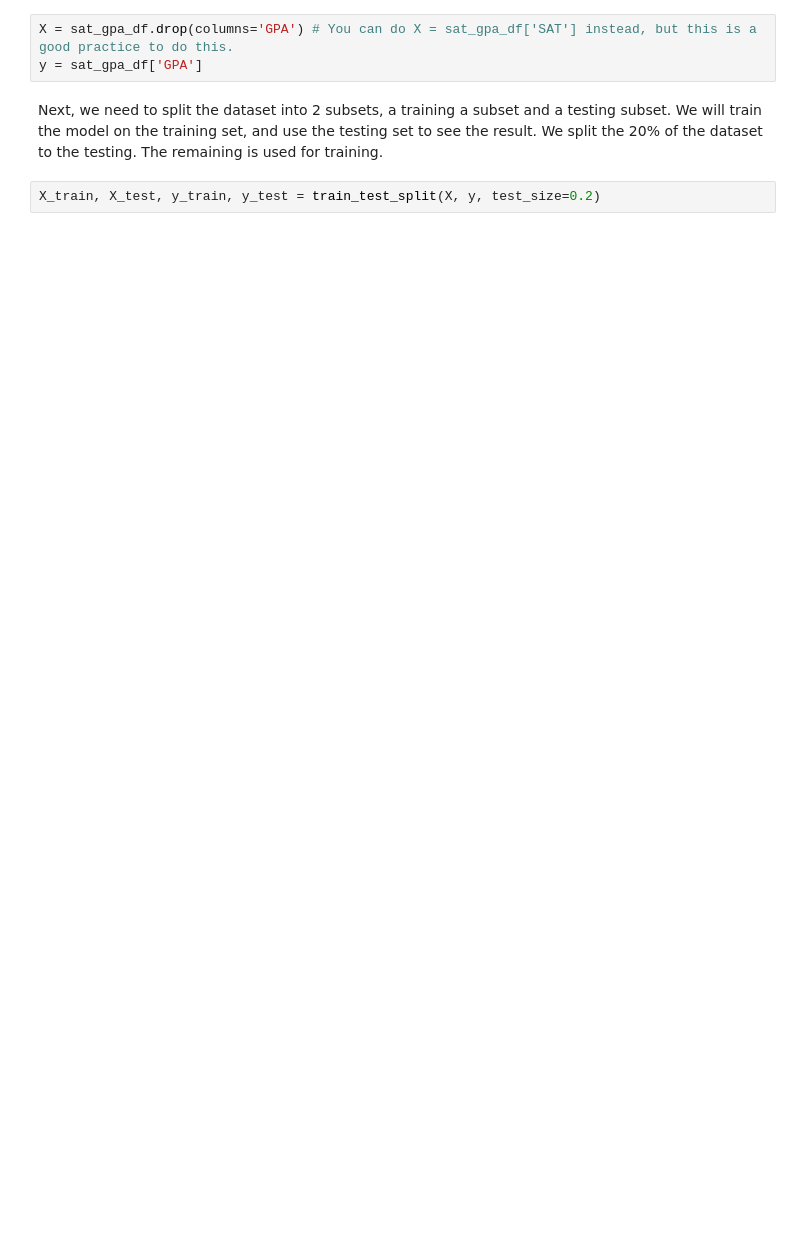
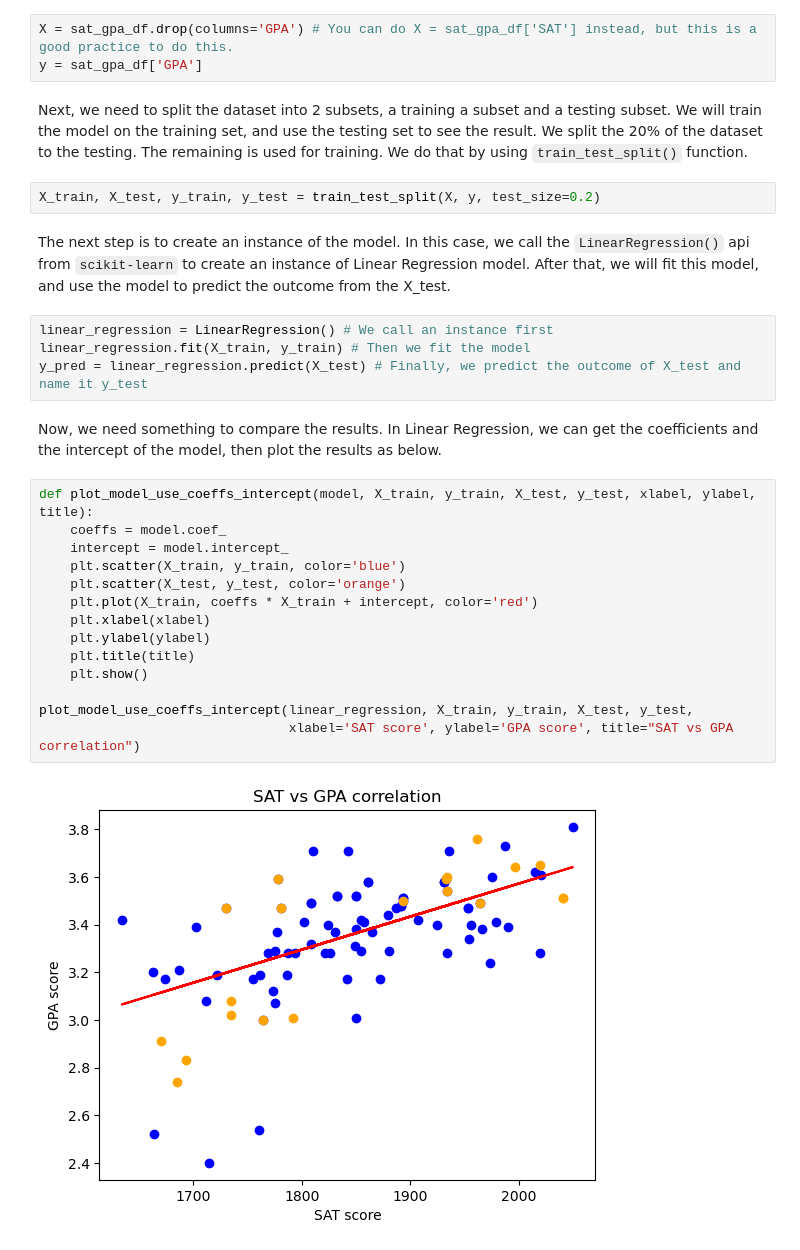
Before and after one commit to NgocDuy3112/data-science-notebooks, a Jupyter notebook: machine-learning/01-linear-models/notebooks/011-linear.regression.ipynb, the cells around one changed output. Drawn from its saved outputs; the diff is of its cells as text; blank space fills up the shorter version.

Commit message:
Commitid 150324 complete the first example

```diff
--- a/machine-learning/01-linear-models/notebooks/011-linear.regression.ipynb
+++ b/machine-learning/01-linear-models/notebooks/011-linear.regression.ipynb
@@ -78,6 +87,30 @@ First, we need to define which is the regressor variable $\textbf{X}$ and which
 X = sat_gpa_df.drop(columns='GPA') # You can do X = sat_gpa_df['SAT'] instead, but this is a good practice to do this.
 y = sat_gpa_df['GPA']
 # %% [markdown]
-Next, we need to split the dataset into 2 subsets, a training a subset and a testing subset. We will train the model on the training set, and use the testing set to see the result. We split the 20% of the dataset to the testing. The remaining is used for training.
+Next, we need to split the dataset into 2 subsets, a training a subset and a testing subset. We will train the model on the training set, and use the testing set to see the result. We split the 20% of the dataset to the testing. The remaining is used for training. We do that by using `train_test_split()` function.
 # %%
 X_train, X_test, y_train, y_test = train_test_split(X, y, test_size=0.2)
+# %% [markdown]
+The next step is to create an instance of the model. In this case, we call the `LinearRegression()` api from `scikit-learn` to create an instance of Linear Regression model. After that, we will fit this model, and use the model to predict the outcome from the X_test.
+# %%
+linear_regression = LinearRegression() # We call an instance first
+linear_regression.fit(X_train, y_train) # Then we fit the model
+y_pred = linear_regression.predict(X_test) # Finally, we predict the outcome of X_test and name it y_test
+# %% [markdown]
+Now, we need something to compare the results. In Linear Regression, we can get the coefficients and the intercept of the model, then plot the results as below.
+# %%
+def plot_model_use_coeffs_intercept(model, X_train, y_train, X_test, y_test, xlabel, ylabel, title):
+    coeffs = model.coef_
+    intercept = model.intercept_
+    plt.scatter(X_train, y_train, color='blue')
+    plt.scatter(X_test, y_test, color='orange')
+    plt.plot(X_train, coeffs * X_train + intercept, color='red')
+    plt.xlabel(xlabel)
+    plt.ylabel(ylabel)
+    plt.title(title)
+    plt.show()
+
+plot_model_use_coeffs_intercept(linear_regression, X_train, y_train, X_test, y_test,
+                                xlabel='SAT score', ylabel='GPA score', title="SAT vs GPA correlation")
+# %% [output]
+[figure, added]
```
Also changed, not shown: parts of 31 cells of this notebook, 3 other files.
